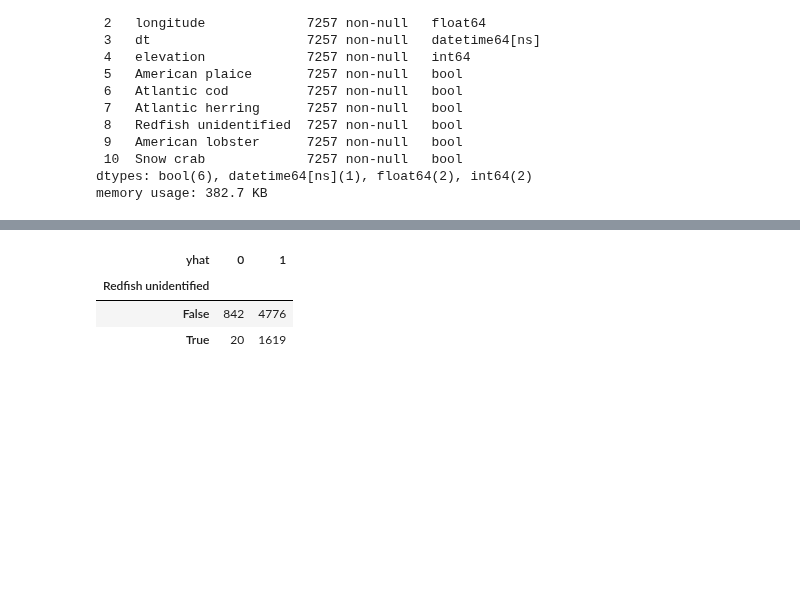
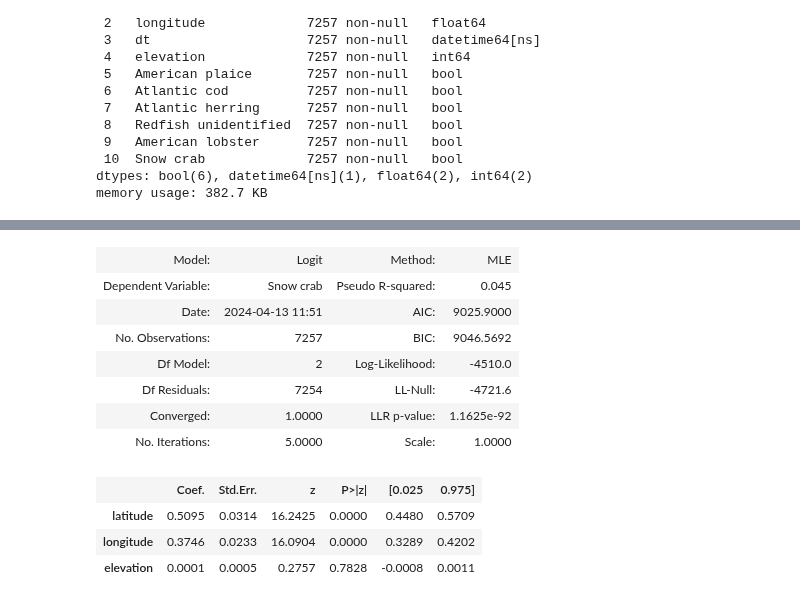
Before and after one commit to davjfish/WatspeedStatsGroupProject, a Jupyter notebook: analysis/Logistic_regression.ipynb, the cells around one changed output, grey strips where cells are left out. Drawn from its saved outputs; the diff is of its cells as text; code cells hidden in the pictures; blank space fills up the shorter version.

```diff
--- a/analysis/Logistic_regression.ipynb
+++ b/analysis/Logistic_regression.ipynb
@@ -46,3 +76,29 @@ m = m.fit()
 Optimization terminated successfully.
          Current function value: 0.621462
          Iterations 5
+# %%
+
+# Let's get a table of the parameter estimations for each species and indicate whether or not they are significant
+param_df = pd.DataFrame(columns=default_predictors)
+
+
+def get_coef_display(row):
+    mystr = str(round(row["Coef."], 4))
+    p = row["P>|z|"]
+    if p <= 0.001:
+        mystr += " [***]"
+    elif p <= 0.01:
+        mystr += " [**]"
+    elif p <= 0.05:
+        mystr += " [*]"
+    return mystr
+
+
+for species in species_list:
+    m = species_dict[species]["model"]
+    summary = m.summary2()
+    temp_param_df = summary.tables[1]
+    params = temp_param_df.apply(get_coef_display, axis=1)
+    param_df.loc[species, :] = params
+
+param_df
@@ -99,10 +211,32 @@ Name: yhat, dtype: int64
 # %%
-pd.crosstab(df["Redfish unidentified"], df.yhat)
+
+# let's create a table that presents the ACC, MCC, Precision and Recall
+
+eval_df = pd.DataFrame(columns=["ACC", "MCC", "Precision", "Recall"])
+#
+# for species in species_list:
+#     m = species_dict[species]["model"]
+#     summary = m.summary2()
+#     temp_param_df = summary.tables[1]
+#     params = temp_param_df.apply(get_coef_display, axis=1)
+#     param_df.loc[species, :] = params
+#
+# param_df
+
+summary
 # %% [output]
-| yhat | 0 | 1 |
-| Redfish unidentified |  |  |
-| False | 842 | 4776 |
-| True | 20 | 1619 |
+| Model: | Logit | Method: | MLE |
+| Dependent Variable: | Snow crab | Pseudo R-squared: | 0.045 |
+| Date: | 2024-04-13 11:51 | AIC: | 9025.9000 |
+| No. Observations: | 7257 | BIC: | 9046.5692 |
+| Df Model: | 2 | Log-Likelihood: | -4510.0 |
+| Df Residuals: | 7254 | LL-Null: | -4721.6 |
+| Converged: | 1.0000 | LLR p-value: | 1.1625e-92 |
+| No. Iterations: | 5.0000 | Scale: | 1.0000 |
+|  | Coef. | Std.Err. | z | P>|z| | [0.025 | 0.975] |
+| latitude | 0.5095 | 0.0314 | 16.2425 | 0.0000 | 0.4480 | 0.5709 |
+| longitude | 0.3746 | 0.0233 | 16.0904 | 0.0000 | 0.3289 | 0.4202 |
+| elevation | 0.0001 | 0.0005 | 0.2757 | 0.7828 | -0.0008 | 0.0011 |
 # %%
 conf_mat = m.pred_table()
 conf_mat
```
Also changed, not shown: parts of 38 cells of this notebook.
